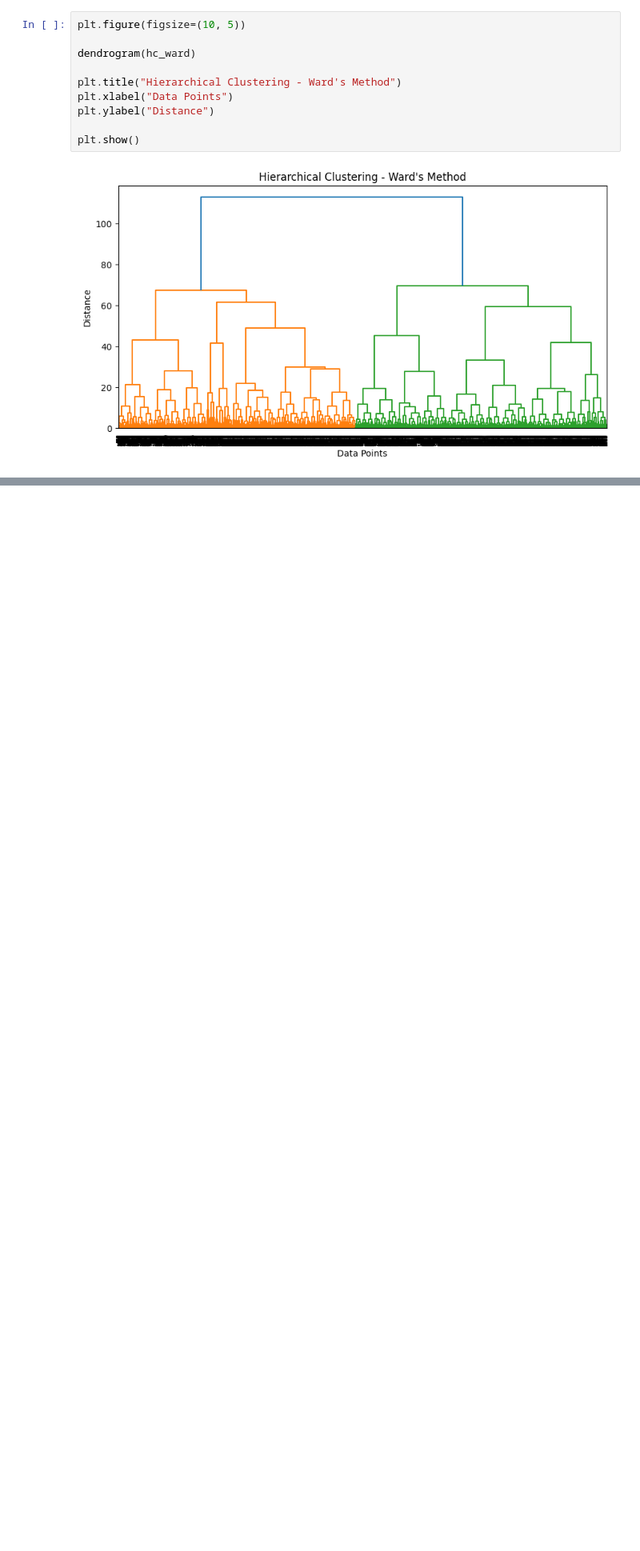
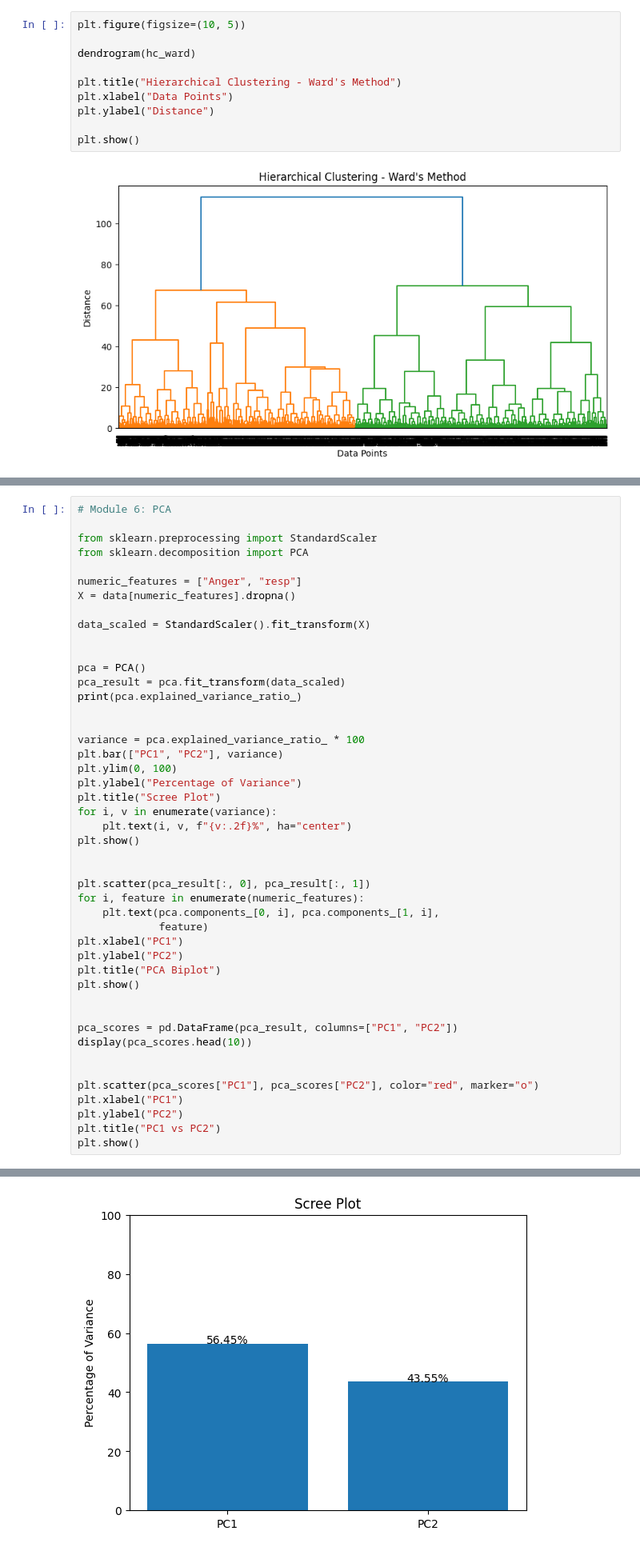
Before and after one commit to ardrahn19/ARDRA-HARIDAS-NAIR, a Jupyter notebook: Phase1_EDA.ipynb, the cells around one changed output, grey strips where cells are left out. Shown at 80% size. Saved outputs shown, nothing was run; the diff lists cells and outputs as text; blank space fills up the shorter version.

```diff
--- a/Phase1_EDA.ipynb
+++ b/Phase1_EDA.ipynb
@@ -708,0 +711,47 @@ plt.show()
+# %%
+# Module 6: PCA
+
+from sklearn.preprocessing import StandardScaler
+from sklearn.decomposition import PCA
+
+numeric_features = ["Anger", "resp"]
+X = data[numeric_features].dropna()
+
+data_scaled = StandardScaler().fit_transform(X)
+
+
+pca = PCA()
+pca_result = pca.fit_transform(data_scaled)
+print(pca.explained_variance_ratio_)
+
+
+variance = pca.explained_variance_ratio_ * 100
+plt.bar(["PC1", "PC2"], variance)
+plt.ylim(0, 100)
+plt.ylabel("Percentage of Variance")
+plt.title("Scree Plot")
+for i, v in enumerate(variance):
+    plt.text(i, v, f"{v:.2f}%", ha="center")
+plt.show()
+
+
+plt.scatter(pca_result[:, 0], pca_result[:, 1])
+for i, feature in enumerate(numeric_features):
+    plt.text(pca.components_[0, i], pca.components_[1, i],
+             feature)
+plt.xlabel("PC1")
+plt.ylabel("PC2")
+plt.title("PCA Biplot")
+plt.show()
+
+
+pca_scores = pd.DataFrame(pca_result, columns=["PC1", "PC2"])
+display(pca_scores.head(10))
+
+
+plt.scatter(pca_scores["PC1"], pca_scores["PC2"], color="red", marker="o")
+plt.xlabel("PC1")
+plt.ylabel("PC2")
+plt.title("PC1 vs PC2")
+plt.show()
+# %% [output]
@@ -708,0 +759 @@ plt.show()
+[figure, added]
```
Also changed, not shown: parts of 3 cells of this notebook.
